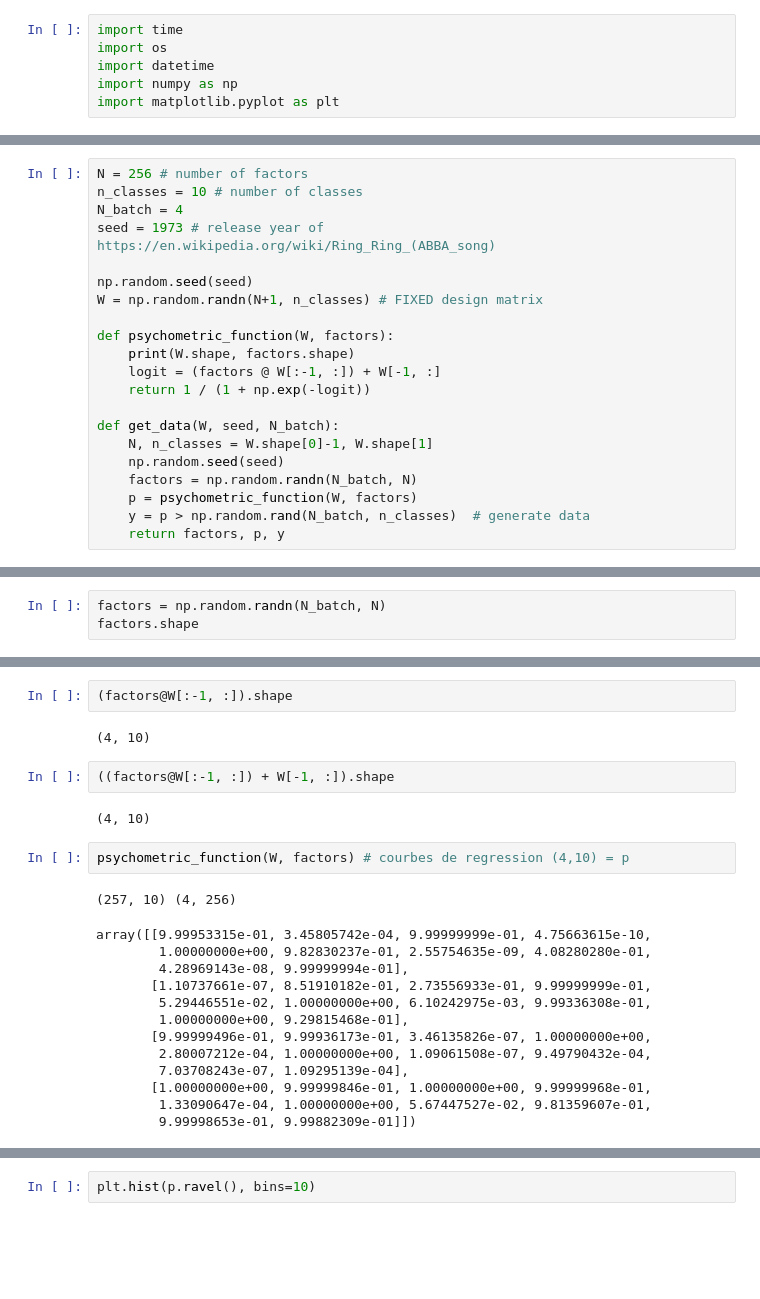
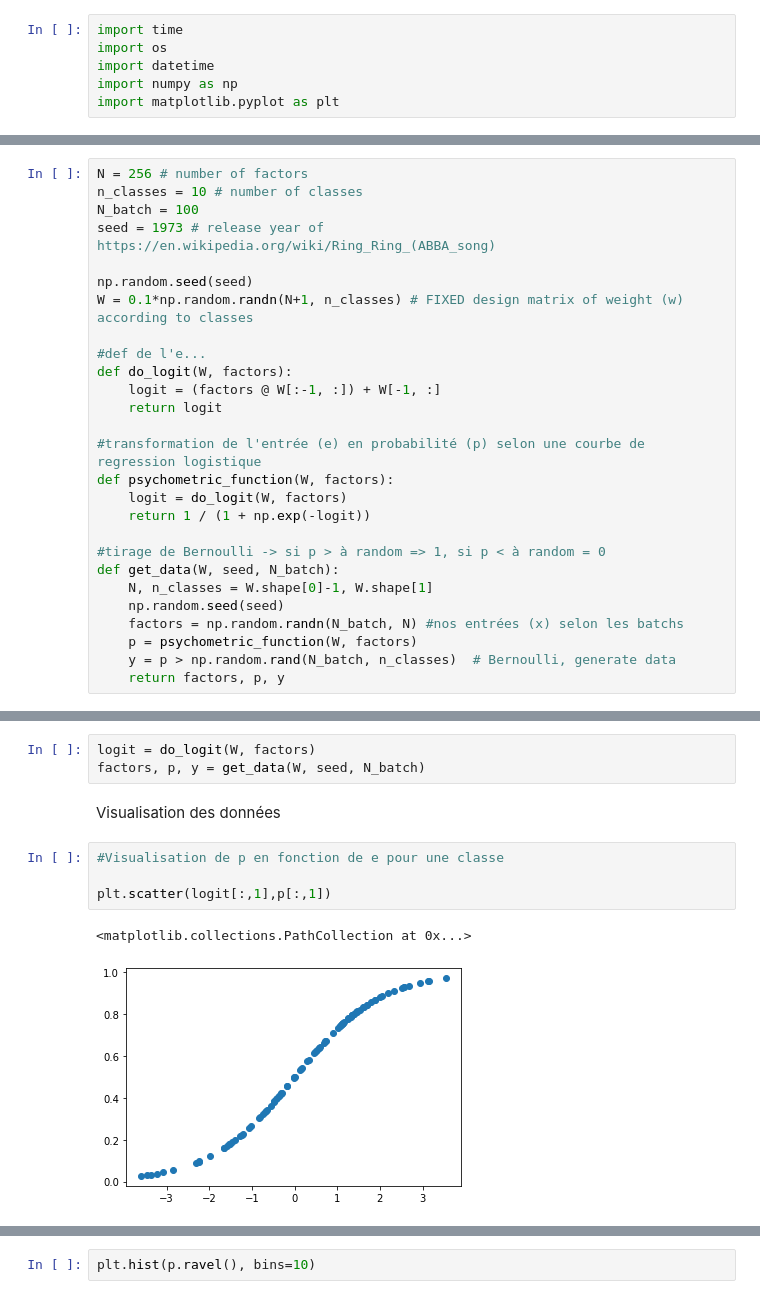
Before and after one commit to camillebesnainou/2022-01-10-polychrony, a Jupyter notebook: 2021-12-12-logistic-regression.ipynb, the cells around one changed output, grey strips where cells are left out. Cells and saved outputs as stored; diff of their text form; blank space fills up the shorter version.

```diff
--- a/2021-12-12-logistic-regression.ipynb
+++ b/2021-12-12-logistic-regression.ipynb
@@ -13,21 +17,27 @@ import matplotlib.pyplot as plt
 # %%
 N = 256 # number of factors
 n_classes = 10 # number of classes
-N_batch = 4
+N_batch = 100
 seed = 1973 # release year of https://en.wikipedia.org/wiki/Ring_Ring_(ABBA_song)
 
 np.random.seed(seed)
-W = np.random.randn(N+1, n_classes) # FIXED design matrix
+W = 0.1*np.random.randn(N+1, n_classes) # FIXED design matrix of weight (w) according to classes
 
+#def de l'e...
+def do_logit(W, factors):
+    logit = (factors @ W[:-1, :]) + W[-1, :]
+    return logit
+
+#transformation de l'entrée (e) en probabilité (p) selon une courbe de regression logistique
 def psychometric_function(W, factors):
-    print(W.shape, factors.shape)
-    logit = (factors @ W[:-1, :]) + W[-1, :]
+    logit = do_logit(W, factors)
     return 1 / (1 + np.exp(-logit))
 
+#tirage de Bernoulli -> si p > à random => 1, si p < à random = 0
 def get_data(W, seed, N_batch):
     N, n_classes = W.shape[0]-1, W.shape[1]
     np.random.seed(seed)
-    factors = np.random.randn(N_batch, N)
+    factors = np.random.randn(N_batch, N) #nos entrées (x) selon les batchs
     p = psychometric_function(W, factors)
-    y = p > np.random.rand(N_batch, n_classes)  # generate data
+    y = p > np.random.rand(N_batch, n_classes)  # Bernoulli, generate data
     return factors, p, y
@@ -41,3 +43,0 @@ plt.scatter(logit[1,3],p[1,3],marker="o", color="red")
-# %%
-factors = np.random.randn(N_batch, N)
-factors.shape
@@ -50,24 +44,12 @@ W.shape
-# %%
-(factors@W[:-1, :]).shape
-# %% [output]
-(4, 10)
-# %%
-((factors@W[:-1, :]) + W[-1, :]).shape
-# %% [output]
-(4, 10)
-# %%
-psychometric_function(W, factors) # courbes de regression (4,10) = p
-# %% [output]
-(257, 10) (4, 256)
-array([[9.99953315e-01, 3.45805742e-04, 9.99999999e-01, 4.75663615e-10,
-        1.00000000e+00, 9.82830237e-01, 2.55754635e-09, 4.08280280e-01,
-        4.28969143e-08, 9.99999994e-01],
-       [1.10737661e-07, 8.51910182e-01, 2.73556933e-01, 9.99999999e-01,
-        5.29446551e-02, 1.00000000e+00, 6.10242975e-03, 9.99336308e-01,
-        1.00000000e+00, 9.29815468e-01],
-       [9.99999496e-01, 9.99936173e-01, 3.46135826e-07, 1.00000000e+00,
-        2.80007212e-04, 1.00000000e+00, 1.09061508e-07, 9.49790432e-04,
-        7.03708243e-07, 1.09295139e-04],
-       [1.00000000e+00, 9.99999846e-01, 1.00000000e+00, 9.99999968e-01,
-        1.33090647e-04, 1.00000000e+00, 5.67447527e-02, 9.81359607e-01,
-        9.99998653e-01, 9.99882309e-01]])
+# %%
+logit = do_logit(W, factors)
+factors, p, y = get_data(W, seed, N_batch)
+# %% [markdown]
+Visualisation des données
+# %%
+#Visualisation de p en fonction de e pour une classe
+
+plt.scatter(logit[:,1],p[:,1])
+# %% [output]
+<matplotlib.collections.PathCollection at 0x...>
+[figure, added]
```
Also changed, not shown: parts of 10 cells of this notebook.
